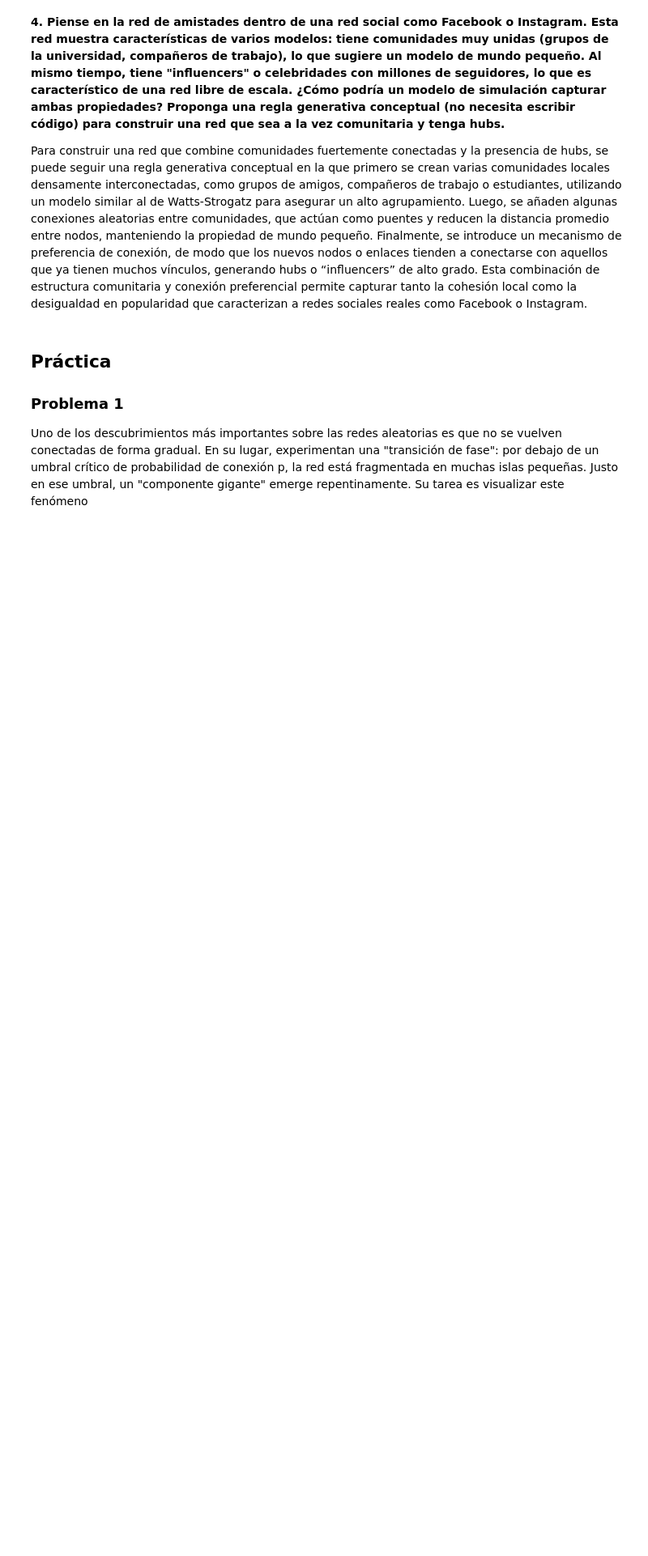
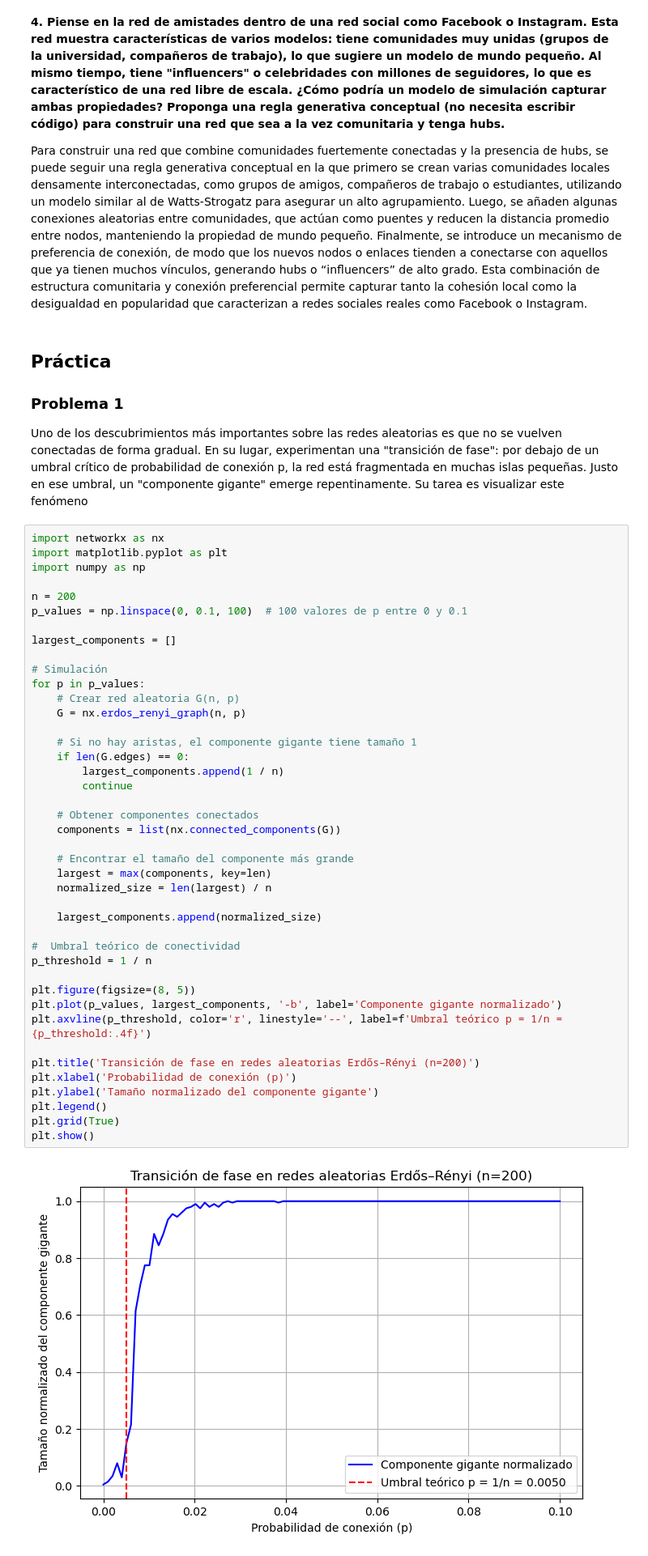
Before and after one commit to angelargd8/lab5-modsim, a Jupyter notebook: main.ipynb, the cells around one changed output. Shown at 81% size. Saved outputs shown, nothing was run; the diff lists cells and outputs as text; blank space fills up the shorter version.

```diff
--- a/main.ipynb
+++ b/main.ipynb
@@ -164,3 +164,47 @@ Uno de los descubrimientos más importantes sobre las redes aleatorias es que no
 gradual. En su lugar, experimentan una "transición de fase": por debajo de un umbral crítico de probabilidad de
 conexión p, la red está fragmentada en muchas islas pequeñas. Justo en ese umbral, un "componente gigante"
 emerge repentinamente. Su tarea es visualizar este fenómeno
+# %%
+import networkx as nx
+import matplotlib.pyplot as plt
+import numpy as np
+
+n = 200
+p_values = np.linspace(0, 0.1, 100)  # 100 valores de p entre 0 y 0.1
+
+largest_components = []
+
+# Simulación
+for p in p_values:
+    # Crear red aleatoria G(n, p)
+    G = nx.erdos_renyi_graph(n, p)
+
+    # Si no hay aristas, el componente gigante tiene tamaño 1
+    if len(G.edges) == 0:
+        largest_components.append(1 / n)
+        continue
+
+    # Obtener componentes conectados
+    components = list(nx.connected_components(G))
+
+    # Encontrar el tamaño del componente más grande
+    largest = max(components, key=len)
+    normalized_size = len(largest) / n
+
+    largest_components.append(normalized_size)
+
+#  Umbral teórico de conectividad
+p_threshold = 1 / n
+
+plt.figure(figsize=(8, 5))
+plt.plot(p_values, largest_components, '-b', label='Componente gigante normalizado')
+plt.axvline(p_threshold, color='r', linestyle='--', label=f'Umbral teórico p = 1/n = {p_threshold:.4f}')
+
+plt.title('Transición de fase en redes aleatorias Erdős–Rényi (n=200)')
+plt.xlabel('Probabilidad de conexión (p)')
+plt.ylabel('Tamaño normalizado del componente gigante')
+plt.legend()
+plt.grid(True)
+plt.show()
+# %% [output]
+[figure, added]
```
Also changed, not shown: parts of 1 cell of this notebook.
